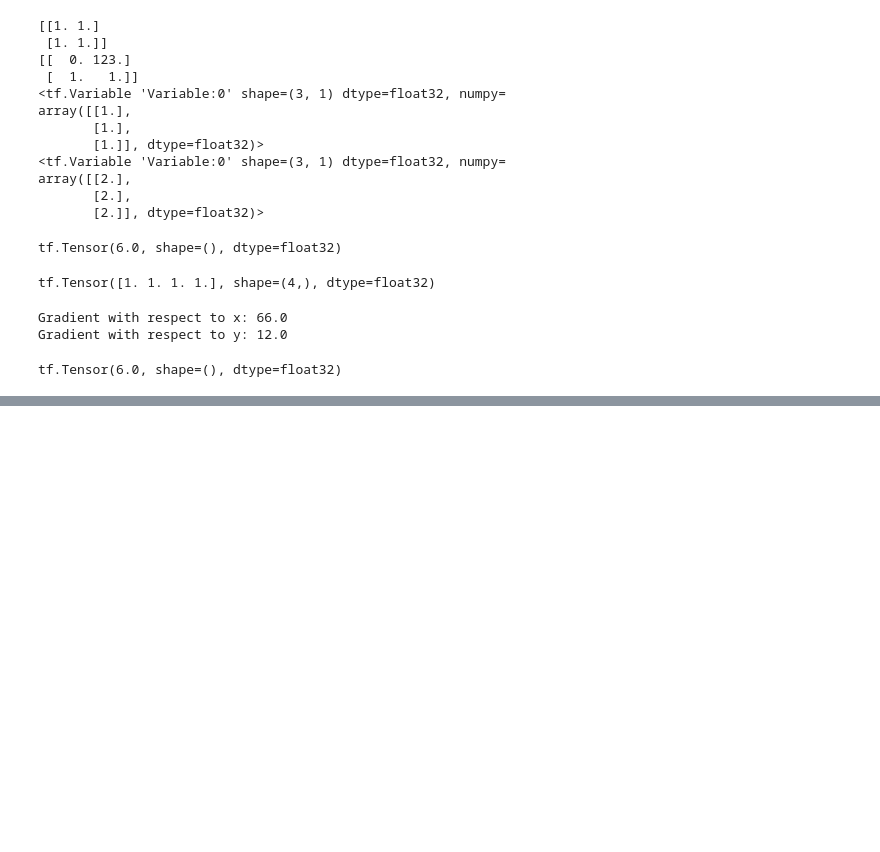
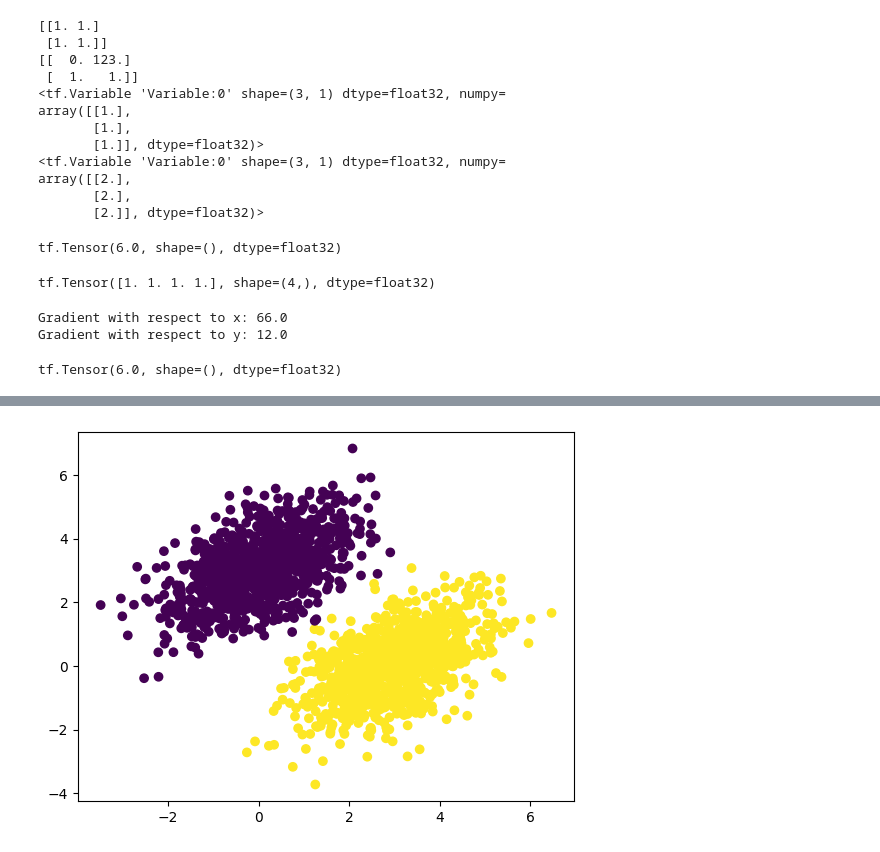
Before and after one commit to XuananLe/LearningTensorflow, a Jupyter notebook: KerasIntro/variable.ipynb, the cells around one changed output, grey strips where cells are left out. Drawn from its saved outputs; the diff is of its cells as text; code cells hidden in the pictures; blank space fills up the shorter version.

```diff
--- a/KerasIntro/variable.ipynb
+++ b/KerasIntro/variable.ipynb
@@ -94,0 +130,29 @@ tf.Tensor(2.0, shape=(), dtype=float32)
+# %%
+input_dim = 2
+output_dim = 1
+W = tf.Variable(initial_value=tf.random.uniform(shape=(input_dim, output_dim)))
+b = tf.Variable(initial_value=tf.zeros(shape=(output_dim,)))
+learning_rate = 0.1
+
+def model(input: tf.Tensor) -> tf.Tensor:
+    return tf.matmul(input, W) + b
+
+
+def square_loss(target, predictions):
+    per_sample_losses = tf.square(target - predictions)
+    return tf.reduce_mean(per_sample_losses)
+
+
+
+def training(inputs, target):
+    with tf.GradientTape() as tape:
+        predictions = model(inputs)
+        loss = square_loss(target, predictions)
+    gradloss_wrt_W, gradloss_wrt_b = tape.gradient(loss, [W, b])
+    W.assign_sub(learning_rate * gradloss_wrt_W)
+    b.assign_sub(learning_rate * gradloss_wrt_b)
+    return loss
+
+for step in range(10000):
+    loss = training(inputs, targets)
+    print("Loss at step {:03d}: {:.3f}".format(step, loss))
@@ -94,0 +177,6 @@ tf.Tensor(2.0, shape=(), dtype=float32)
+# %%
+predictions = model(inputs)
+plt.scatter(inputs[:, 0], inputs[:, 1], c=predictions[:, 0] > 0.5)
+plt.show()
+# %% [output]
+[figure, added]
```
Also changed, not shown: parts of 9 cells of this notebook.
